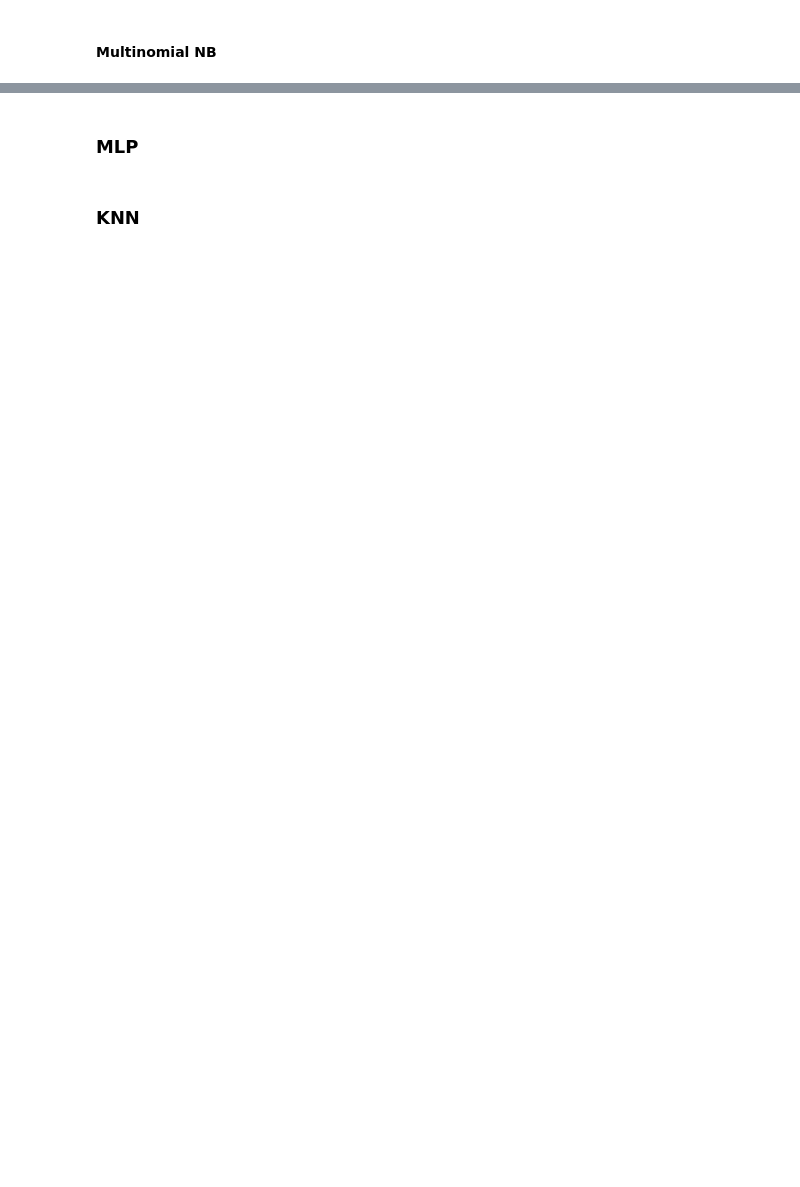
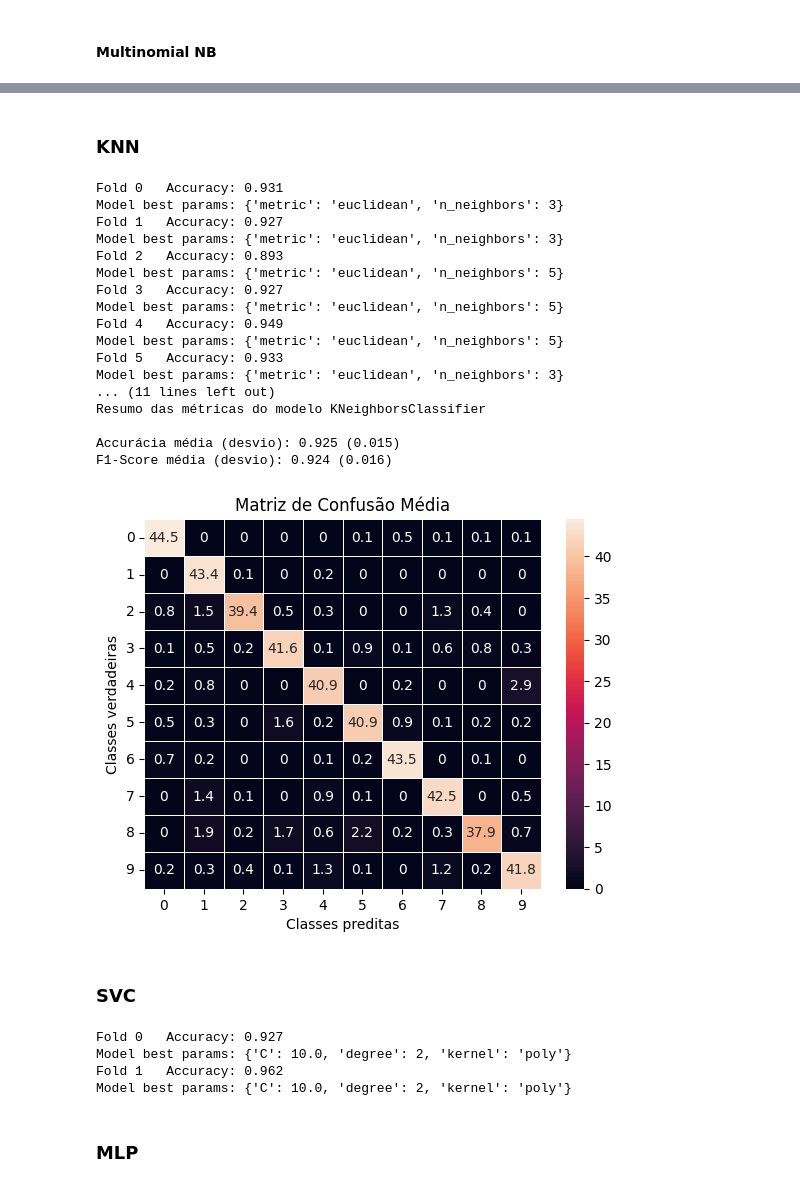
Before and after one commit to carlosgcarneiro/PESMnist, a Jupyter notebook: project_mnist.ipynb, the cells around one changed output, grey strips where cells are left out. Saved outputs shown, nothing was run; the diff lists cells and outputs as text; code cells hidden in the pictures; blank space fills up the shorter version.

```diff
--- a/project_mnist.ipynb
+++ b/project_mnist.ipynb
@@ -419,3 +277,63 @@ F1-Score média (desvio): 0.836 (0.018)
+# %% [markdown]
+### KNN
+# %%
+knn = KNeighborsClassifier()
+knn_params = {'n_neighbors': [3, 5, 7],
+             'metric': ['euclidean', 'manhattan']}
+
+knn_acc, knn_f1, knn_cm, knn_roc, knn_grid_results = grid_Search(kf, knn, knn_params, X_train, y_train, n_jobs=-1)
+
+print("\n-----------------------------------------------------\n")
+knn_results = Results(type(knn).__name__, knn_acc, knn_f1,
+                           knn_cm, knn_roc, knn_grid_results)
+knn_results.save()
+knn_results.plot()
+# %% [output]
+Fold 0   Accuracy: 0.931
+Model best params: {'metric': 'euclidean', 'n_neighbors': 3}
+Fold 1   Accuracy: 0.927
+Model best params: {'metric': 'euclidean', 'n_neighbors': 3}
+Fold 2   Accuracy: 0.893
+Model best params: {'metric': 'euclidean', 'n_neighbors': 5}
+Fold 3   Accuracy: 0.927
+Model best params: {'metric': 'euclidean', 'n_neighbors': 5}
+Fold 4   Accuracy: 0.949
+Model best params: {'metric': 'euclidean', 'n_neighbors': 5}
+Fold 5   Accuracy: 0.933
+Model best params: {'metric': 'euclidean', 'n_neighbors': 3}
+... (11 lines left out)
+Resumo das métricas do modelo KNeighborsClassifier
+
+Accurácia média (desvio): 0.925 (0.015)
+F1-Score média (desvio): 0.924 (0.016)
+[figure, added]
+# %% [markdown]
+### SVC
+# %%
+svc = SVC(probability=True)
+
+svc_params = [
+    {'C': np.logspace(4,-1, num=6),
+     'kernel':['linear']},
+
+    {'C': np.logspace(4,-1, num=6),
+     'kernel': ['poly'],
+     'degree': [2, 3]},
+]
+
+svc_acc, svc_f1, svc_cm, svc_roc, svc_grid_results = grid_Search(kf, svc, svc_params,
+                                               X_train, y_train, n_jobs=-1)
+
+print("\n-----------------------------------------------------\n")
+svc_results = Results(type(svc).__name__, svc_acc, svc_f1,
+                           svc_cm, svc_roc, svc_grid_results)
+svc_results.save()
+svc_results.plot()
+# %% [output]
+Fold 0   Accuracy: 0.927
+Model best params: {'C': 10.0, 'degree': 2, 'kernel': 'poly'}
+Fold 1   Accuracy: 0.962
+Model best params: {'C': 10.0, 'degree': 2, 'kernel': 'poly'}
 # %% [markdown]
 ### MLP
 # %%
@@ -437,2 +357,0 @@ plot_metrics('MLP', mlp_acc, mlp_f1, mlp_cm, mlp_roc)
-# %% [markdown]
-### KNN
```
Also changed, not shown: parts of 19 cells of this notebook, 10 other files.
